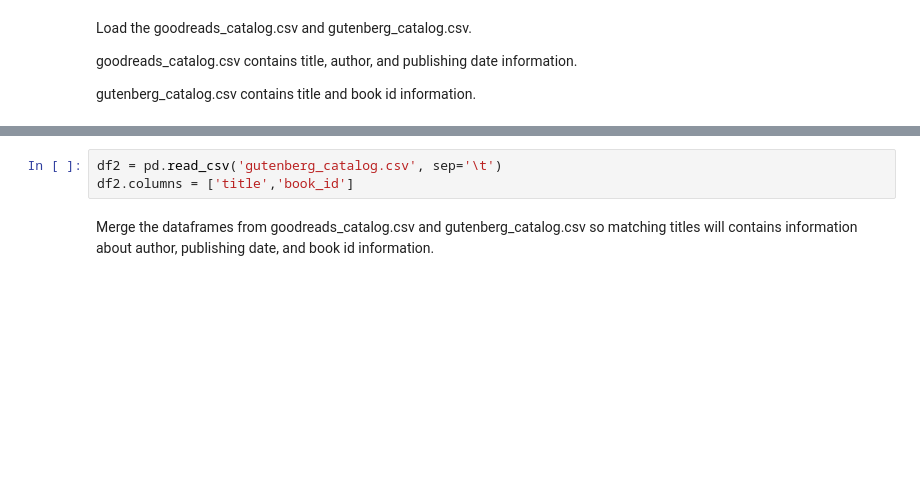
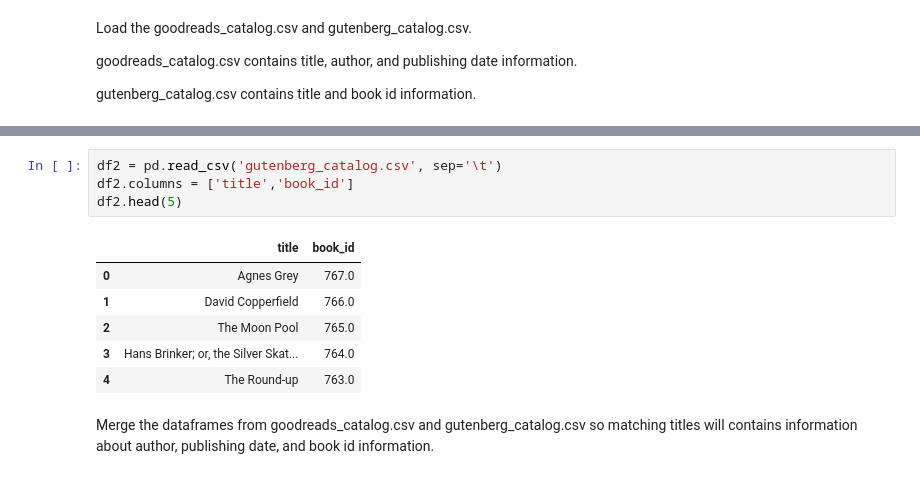
Before and after one commit to clararichter/authorship-identification, a Jupyter notebook: project_notebook.ipynb, the cells around one changed output, grey strips where cells are left out. Cells and saved outputs as stored; diff of their text form; blank space fills up the shorter version.

```diff
--- a/project_notebook.ipynb
+++ b/project_notebook.ipynb
@@ -56,6 +64,14 @@ df.columns = ['title','author','date']
 # %%
 df2 = pd.read_csv('gutenberg_catalog.csv', sep='\t')
 df2.columns = ['title','book_id']
+df2.head(5)
+# %% [output]
+|  | title | book_id |
+| 0 | Agnes Grey | 767.0 |
+| 1 | David Copperfield | 766.0 |
+| 2 | The Moon Pool | 765.0 |
+| 3 | Hans Brinker; or, the Silver Skat... | 764.0 |
+| 4 | The Round-up | 763.0 |
 # %% [markdown]
 Merge the dataframes from goodreads_catalog.csv and gutenberg_catalog.csv so matching titles will contains information about author, publishing date, and book id information.
 # %%
```
Also changed, not shown: parts of 6 cells of this notebook.
